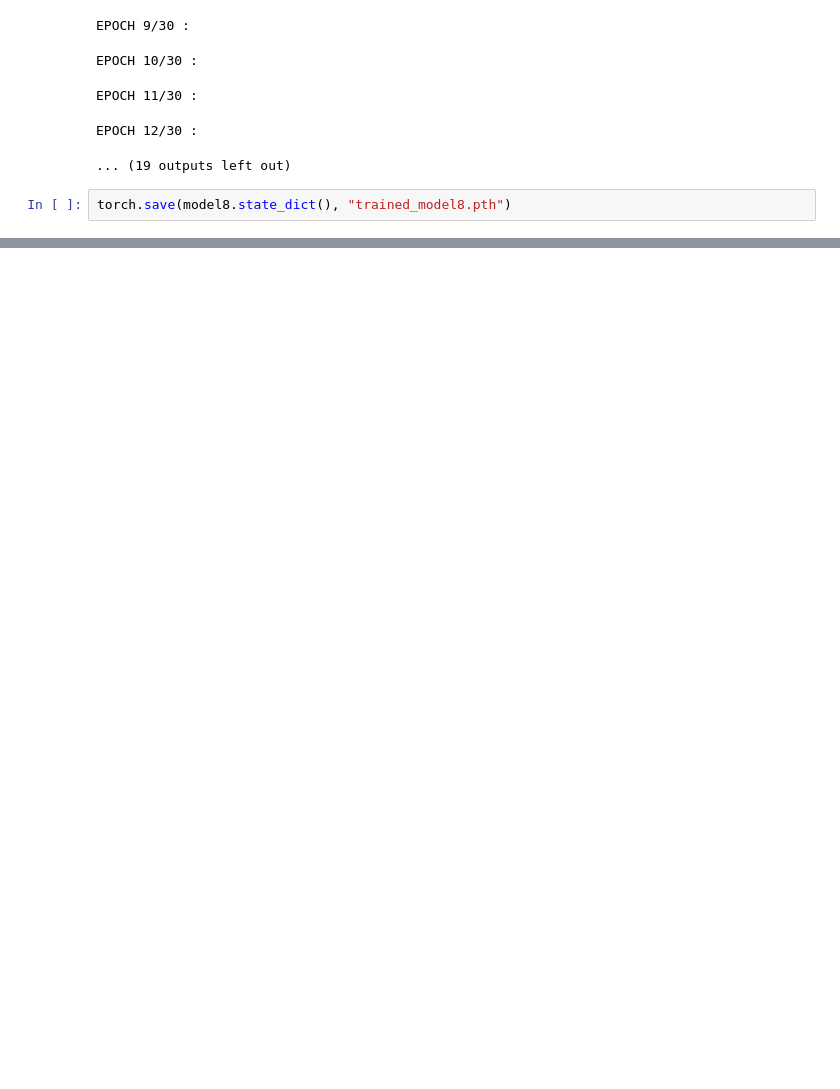
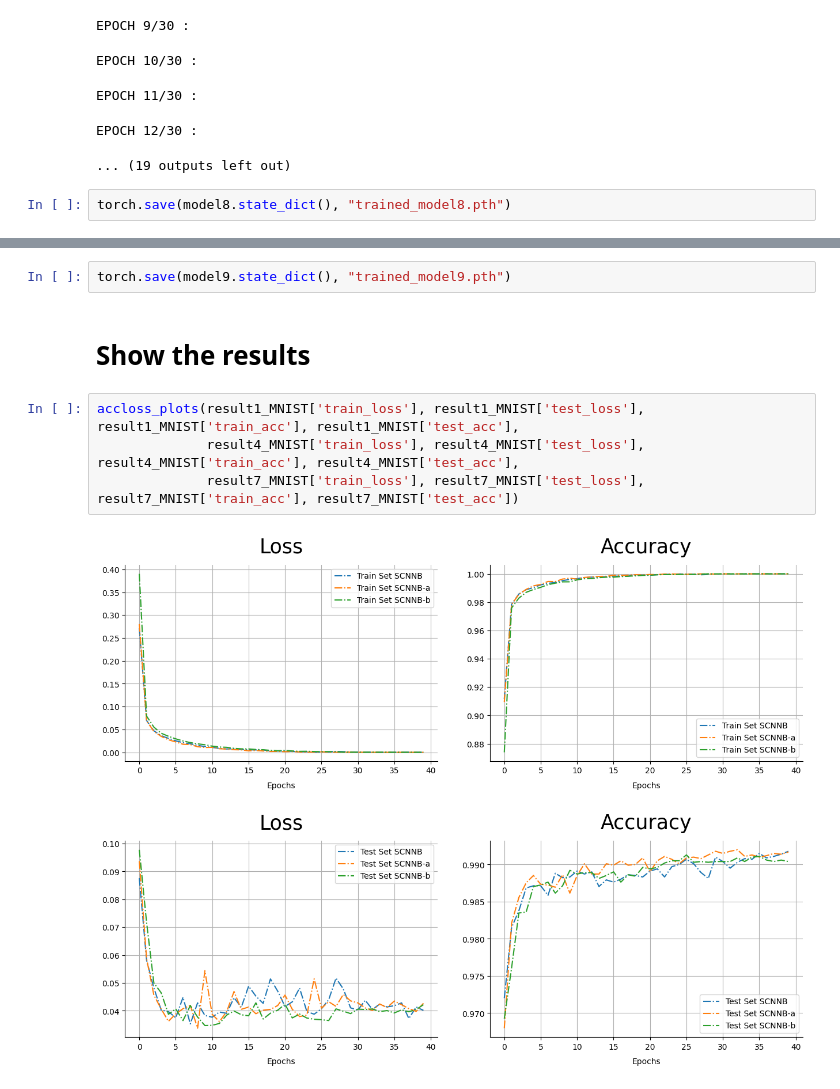
Before and after one commit to mjmousavi97/Deep-Learning-Tehran-uni, a Jupyter notebook: HomeWorks/03 HW/src/main.ipynb, the cells around one changed output, grey strips where cells are left out. Cells and saved outputs as stored; diff of their text form; blank space fills up the shorter version.

```diff
--- a/HomeWorks/03 HW/src/main.ipynb
+++ b/HomeWorks/03 HW/src/main.ipynb
@@ -935,0 +1019,10 @@ torch.save(model8.state_dict(), "trained_model8.pth")
+# %%
+torch.save(model9.state_dict(), "trained_model9.pth")
+# %% [markdown]
+# Show the results
+# %%
+accloss_plots(result1_MNIST['train_loss'], result1_MNIST['test_loss'], result1_MNIST['train_acc'], result1_MNIST['test_acc'],
+              result4_MNIST['train_loss'], result4_MNIST['test_loss'], result4_MNIST['train_acc'], result4_MNIST['test_acc'],
+              result7_MNIST['train_loss'], result7_MNIST['test_loss'], result7_MNIST['train_acc'], result7_MNIST['test_acc'])
+# %% [output]
+[figure, added]
```
Also changed, not shown: parts of 14 cells of this notebook.
